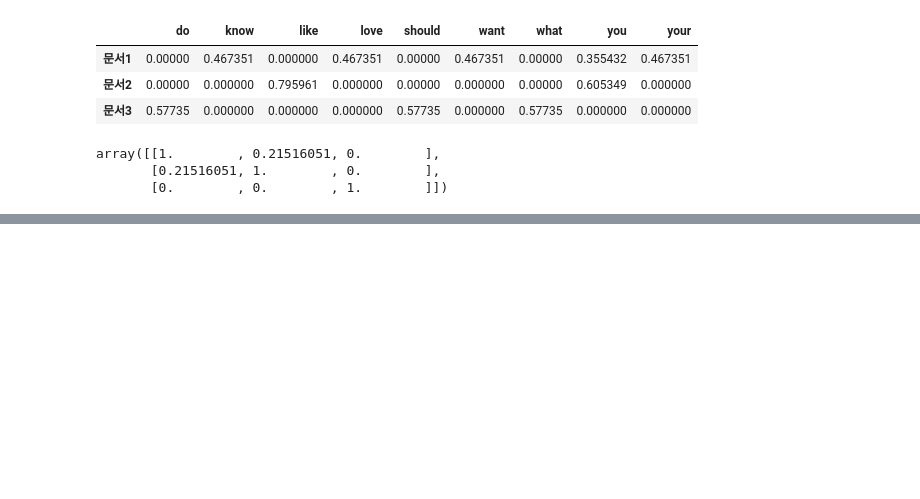
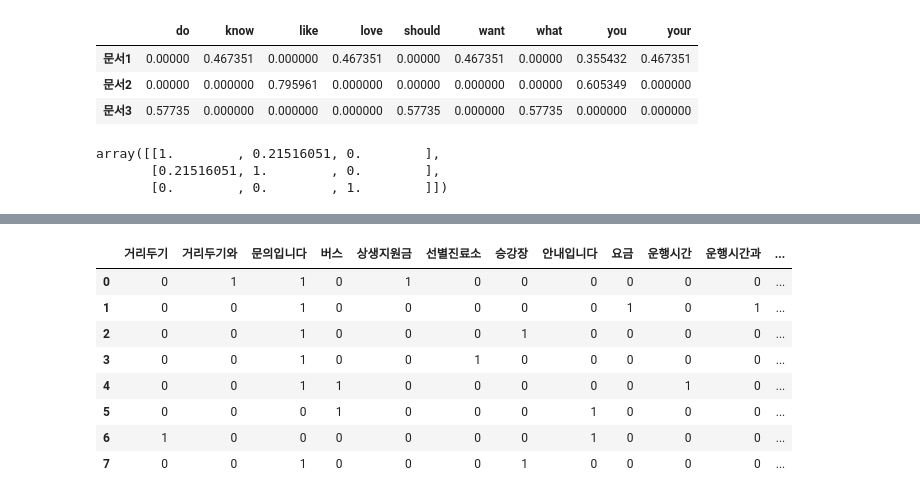
Before and after one commit to sds7629/muchine, a Jupyter notebook: learnmining.ipynb, the cells around one changed output, grey strips where cells are left out. Saved outputs shown, nothing was run; the diff lists cells and outputs as text; code cells hidden in the pictures; blank space fills up the shorter version.

```diff
--- a/learnmining.ipynb
+++ b/learnmining.ipynb
@@ -54,3 +54,18 @@ cosine_similarity(tfidv_df, tfidv_df)
 array([[1.        , 0.21516051, 0.        ],
        [0.21516051, 1.        , 0.        ],
        [0.        , 0.        , 1.        ]])
+# %%
+corpus = ["코로나 거리두기와 코로나 상생지원금 문의입니다.",
+          "지하철 운행시간과 지하철 요금 문의입니다.",
+          "지하철 승강장 문의입니다.",
+          "코로나 선별진료소 문의입니다.",
+          "버스 운행시간 문의입니다.",
+          "버스 터미널 위치 안내입니다.",
+          "코로나 거리두기 안내입니다.",
+          "택시 승강장 문의입니다."
+         ]
+# %%
+cvect = CountVectorizer()
+dtm = cvect.fit_transform(corpus)
+print(dtm.toarray())
+dtm
@@ -56,0 +83,3 @@ array([[1.        , 0.21516051, 0.        ],
+# %%
+vocab = cvect.get_feature_names_out()
+vocab
@@ -56,0 +109,13 @@ array([[1.        , 0.21516051, 0.        ],
+# %%
+df_dtm = pd.DataFrame(dtm.toarray(), columns=vocab)
+df_dtm
+# %% [output]
+|  | 거리두기 | 거리두기와 | 문의입니다 | 버스 | 상생지원금 | 선별진료소 | 승강장 | 안내입니다 | 요금 | 운행시간 | 운행시간과 | ... |
+| 0 | 0 | 1 | 1 | 0 | 1 | 0 | 0 | 0 | 0 | 0 | 0 | ... |
+| 1 | 0 | 0 | 1 | 0 | 0 | 0 | 0 | 0 | 1 | 0 | 1 | ... |
+| 2 | 0 | 0 | 1 | 0 | 0 | 0 | 1 | 0 | 0 | 0 | 0 | ... |
+| 3 | 0 | 0 | 1 | 0 | 0 | 1 | 0 | 0 | 0 | 0 | 0 | ... |
+| 4 | 0 | 0 | 1 | 1 | 0 | 0 | 0 | 0 | 0 | 1 | 0 | ... |
+| 5 | 0 | 0 | 0 | 1 | 0 | 0 | 0 | 1 | 0 | 0 | 0 | ... |
+| 6 | 1 | 0 | 0 | 0 | 0 | 0 | 0 | 1 | 0 | 0 | 0 | ... |
+| 7 | 0 | 0 | 1 | 0 | 0 | 0 | 1 | 0 | 0 | 0 | 0 | ... |
```
Also changed, not shown: parts of 13 cells of this notebook, 4 other files.
